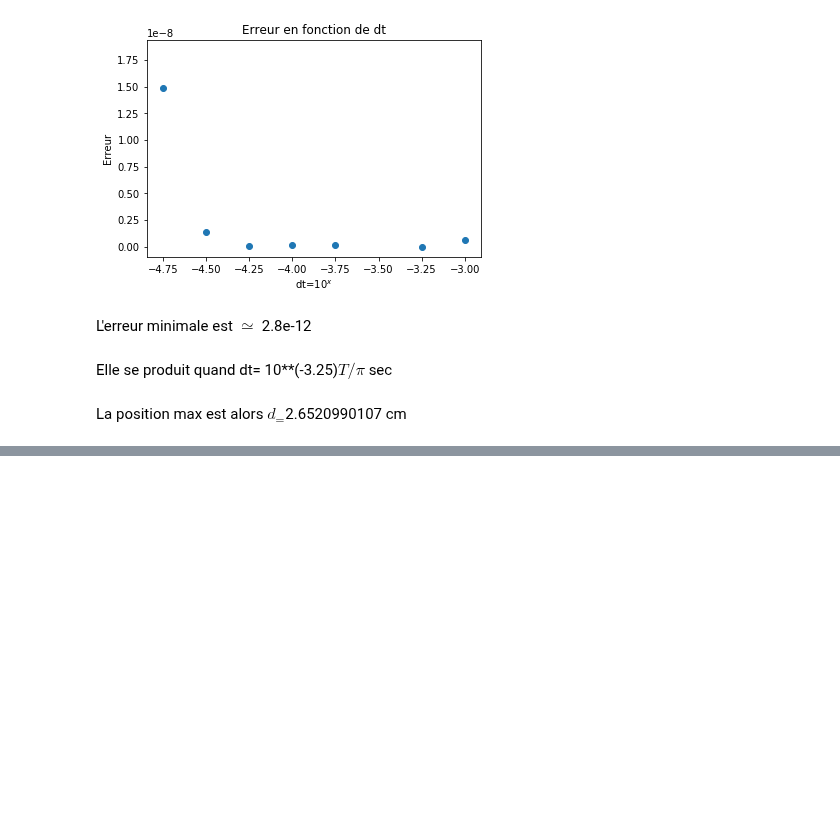
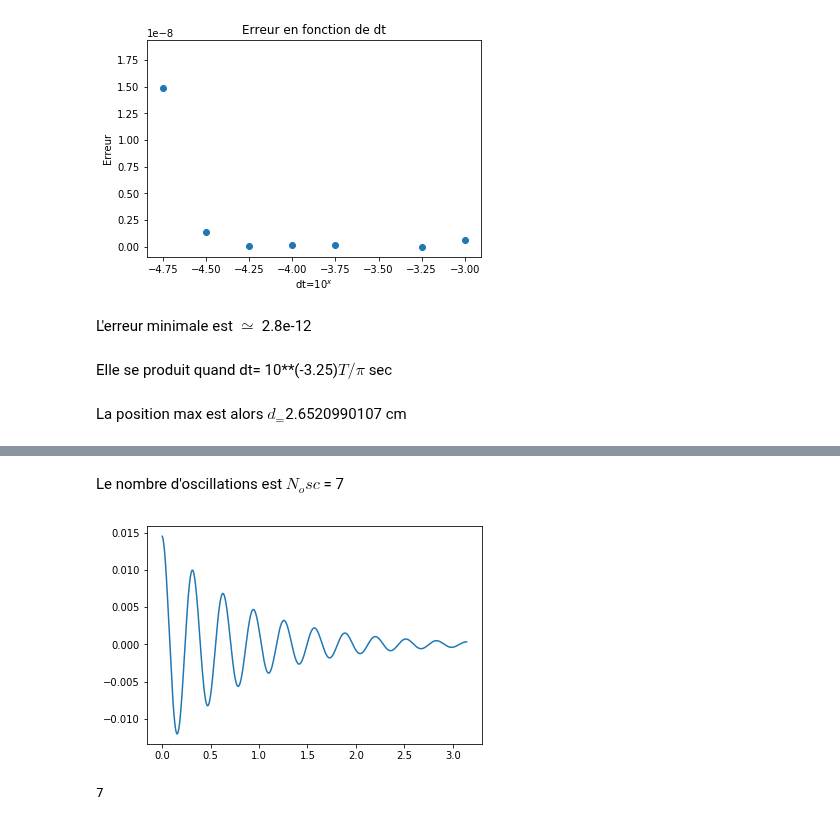
Before and after one commit to pierreluc-plt/ProjetSimulation, a Jupyter notebook: Quiz/Quiz1.ipynb, the cells around one changed output, grey strips where cells are left out. Saved outputs shown, nothing was run; the diff lists cells and outputs as text; code cells hidden in the pictures; blank space fills up the shorter version.

```diff
--- a/Quiz/Quiz1.ipynb
+++ b/Quiz/Quiz1.ipynb
@@ -102,0 +117,23 @@ La position max est alors $d_=$2.6520990107 cm
+# %%
+y_eq = -2.45e-2
+y_yeq = [x - y_eq for x in Position_4]
+plt.plot(Temps_4,y_yeq)
+amplitude = []
+i=0
+Period = len(Temps_4)/10
+mmax = max(y_yeq)/10
+while i < int(len(Temps_4)):
+    if y_yeq[i] > mmax:
+        amplitude.append(y_yeq[i])
+        i+=int(Period)
+    else:
+        i=int(len(Temps_4))
+nb_oscillation = len(amplitude)
+display(Markdown("Le nombre d'oscillations est $N_osc$ = {:}".format(nb_oscillation)))
+# %% [output]
+Le nombre d'oscillations est $N_osc$ = 7
+[figure, added]
+# %%
+nb_oscillation
+# %% [output]
+7
```
Also changed, not shown: parts of 3 cells of this notebook.
